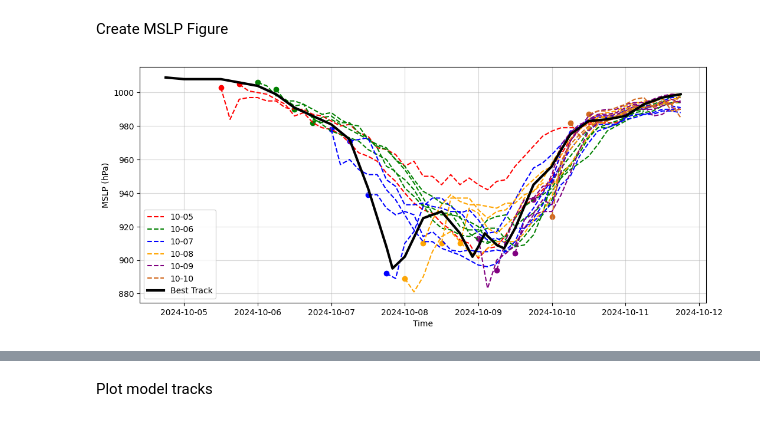
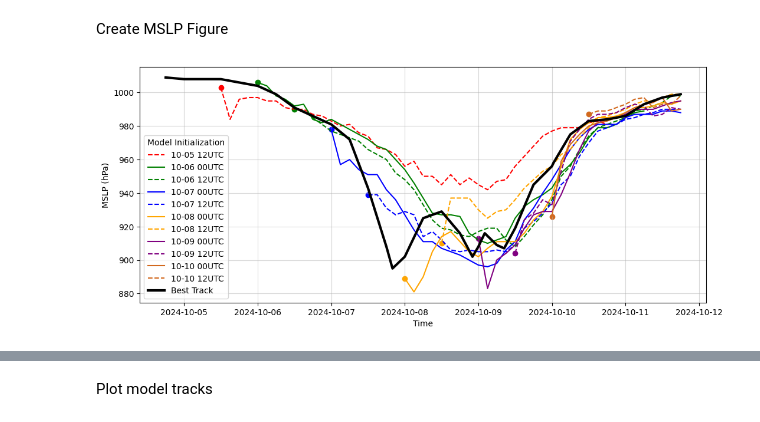
Before and after one commit to SeanBarnier/HAFS_Air-Sea, a Jupyter notebook: HAFSA_Atmosphere.ipynb, the cells around one changed output, grey strips where cells are left out. Cells and saved outputs as stored; diff of their text form; code cells hidden in the pictures.

```diff
--- a/HAFSA_Atmosphere.ipynb
+++ b/HAFSA_Atmosphere.ipynb
@@ -28,6 +48,8 @@ name = "Milton"
 tcNum = "14"
 filepath = f"/content/drive/MyDrive/savedData/{name}"
 trackType = ""
+
+runHours = [0, 12] # Which runs to plot, by hour of run
 # %% [markdown]
 Open TC Data
 # %%
@@ -60,7 +100,7 @@ fcastTimes = {} #Key: initiation, item: Forecast Hour
 for row in tc.iloc:
   fcastTimes[row.time] = []
   rowTime = dt.strptime(row.time, dateFormat)
-  if rowTime.hour % 6 != 0 or rowTime.minute != 0: continue #Skip any lines that don't have a HAFS forecast at the same time
+  if rowTime.hour not in runHours or rowTime.minute != 0: continue #Skip any lines that don't have a HAFS forecast at the same time
 
   for fhour in range(0, 127, 3):
     valid = rowTime + pd.Timedelta(hours=fhour)
@@ -120,29 +178,31 @@ for init, fhourList in fcastTimes.items():
 # %% [markdown]
 Create MSLP Figure
+# %%
+btDates = [dt.strptime(datetime, dateFormat) for datetime in tc.time]
+runDates = [dt.strptime(run, runFormat) for run in stormMSLP.keys()]
+
+cols = {5:"red", 6:"green", 7:"blue", 8:"orange", 9:"purple", 10:"chocolate"}
+linestyles = {0:"-", 6:".-", 12:"--", 18:":"}
 # %%
-btDates = [dt.strptime(datetime, dateFormat) for datetime in tc.time]
-runDates = [dt.strptime(run, runFormat) for run in stormMSLP.keys()]
 stormStartMSLPs = [list(stormMSLP[key].values())[0] for key in stormMSLP.keys()]
-
-cols = {5:"red", 6:"green", 7:"blue", 8:"orange", 9:"purple", 10:"chocolate"}
-doneDays = []
 
 mslpFig = plt.figure(figsize=(12, 5))
 mslpAx = mslpFig.add_axes([0.1,0.1,0.8,0.8])
 
 for run in stormMSLP.keys():
-  mslpPlot = mslpAx.plot(stormMSLP[run].keys(), stormMSLP[run].values(), linestyle="--", color=cols[int(run[6:8])])
-  if run[6:8] not in doneDays: mslpPlot[0].set_label(f"10-{run[6:8]}")
-  doneDays.append(run[6:8])
+  runLabel = f"{run[4:6]}-{run[6:8]} {run[8:10]}UTC"
+  mslpPlot = mslpAx.plot(stormMSLP[run].keys(), stormMSLP[run].values(), color=cols[int(run[6:8])], linestyle=linestyles[int(run[8:10])], label=runLabel)
+  #if run[6:8] not in doneDays: mslpPlot[0].set_label(f"10-{run[6:8]}")
+  #doneDays.append(run[6:8])
   mslpAx.scatter(list(stormMSLP[run].keys())[0], list(stormMSLP[run].values())[0], color=cols[int(run[6:8])])
 
 mslpAx.plot(btDates, tc.mslp, label="Best Track", color="black", linewidth=3)
 
 mslpAx.set_xlabel("Time")
 mslpAx.set_ylabel("MSLP (hPa)")
 mslpAx.grid(alpha=0.5)
-mslpAx.legend()
+mslpAx.legend(title="Model Initialization")
 
 mslpFig.savefig(filepath + "/mslp_allRuns.png")
 # %% [output]
-[figure, old version]
+[figure, new version]
```
Also changed, not shown: parts of 12 cells of this notebook.
